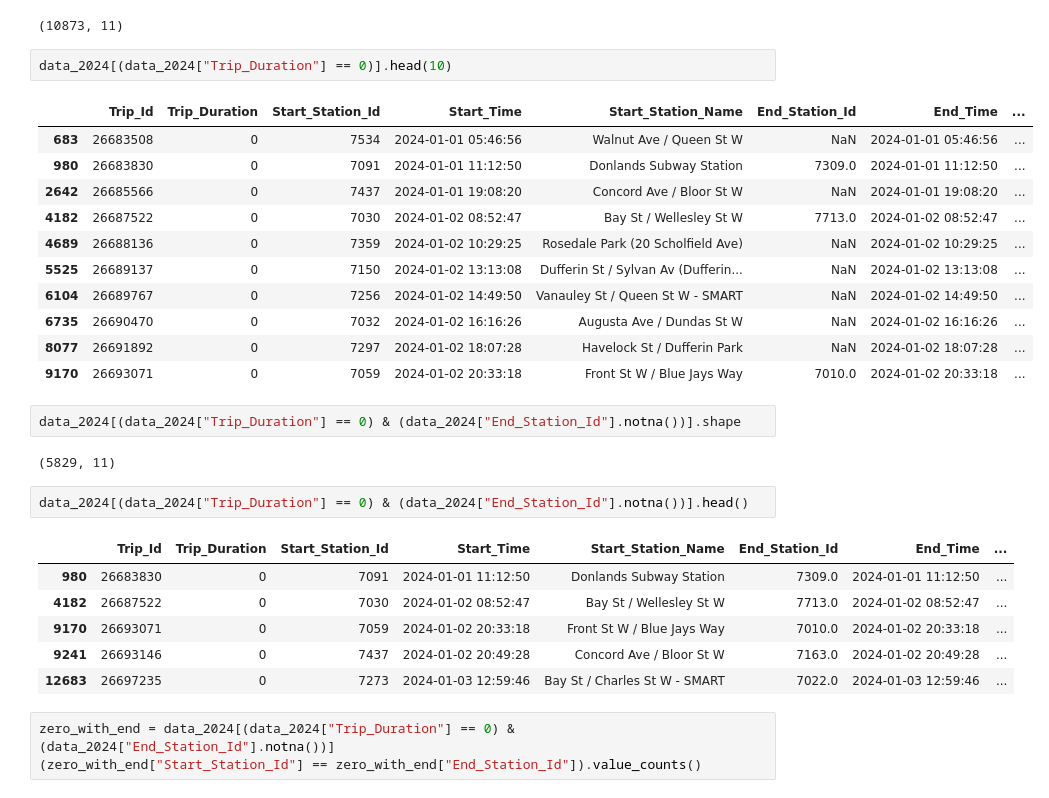
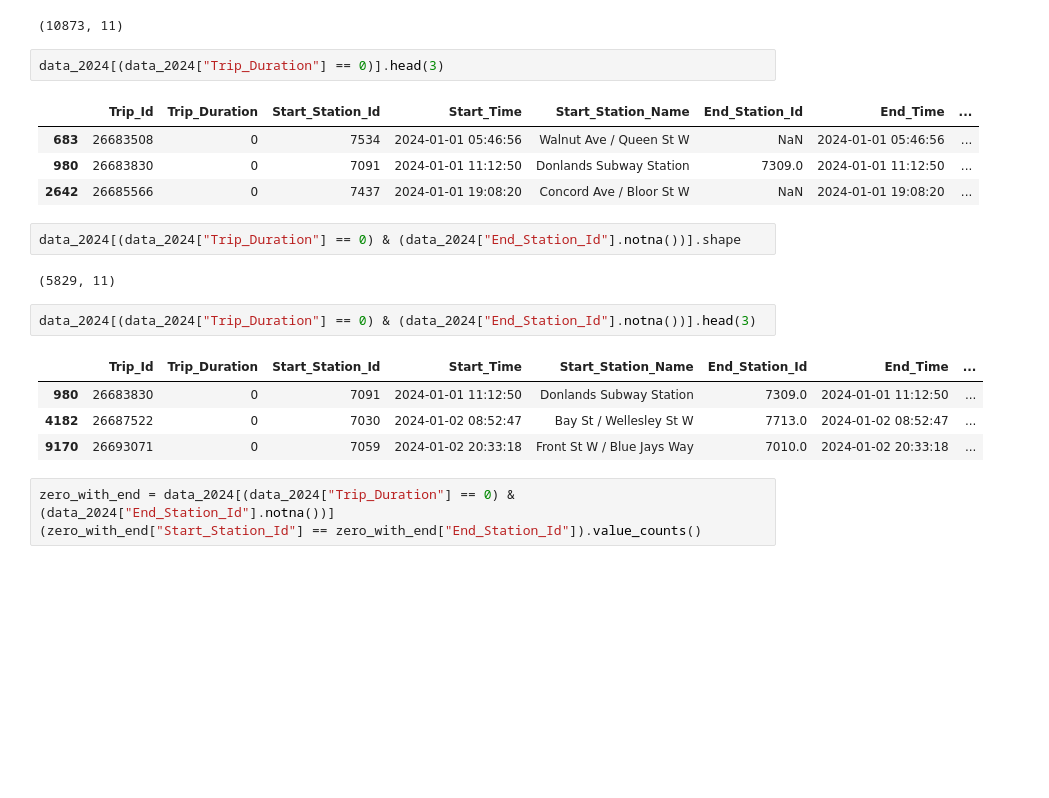
Before and after one commit to pprateekk/bikeshare-toronto-data-model, a Jupyter notebook: explore_data.ipynb, the cells around one changed output. Drawn from its saved outputs; the diff is of its cells as text; blank space fills up the shorter version.

Commit message:
limit data ouputs

```diff
--- a/explore_data.ipynb
+++ b/explore_data.ipynb
@@ -223,32 +213,23 @@ data_2024[(data_2024["Trip_Duration"] == 0)].shape
 # %% [output]
 (10873, 11)
 # %%
-data_2024[(data_2024["Trip_Duration"] == 0)].head(10)
+data_2024[(data_2024["Trip_Duration"] == 0)].head(3)
 # %% [output]
 |  | Trip_Id | Trip_Duration | Start_Station_Id | Start_Time | Start_Station_Name | End_Station_Id | End_Time | ... |
 | 683 | 26683508 | 0 | 7534 | 2024-01-01 05:46:56 | Walnut Ave / Queen St W | NaN | 2024-01-01 05:46:56 | ... |
 | 980 | 26683830 | 0 | 7091 | 2024-01-01 11:12:50 | Donlands Subway Station | 7309.0 | 2024-01-01 11:12:50 | ... |
 | 2642 | 26685566 | 0 | 7437 | 2024-01-01 19:08:20 | Concord Ave / Bloor St W | NaN | 2024-01-01 19:08:20 | ... |
-| 4182 | 26687522 | 0 | 7030 | 2024-01-02 08:52:47 | Bay St / Wellesley St W | 7713.0 | 2024-01-02 08:52:47 | ... |
-| 4689 | 26688136 | 0 | 7359 | 2024-01-02 10:29:25 | Rosedale Park (20 Scholfield Ave) | NaN | 2024-01-02 10:29:25 | ... |
-| 5525 | 26689137 | 0 | 7150 | 2024-01-02 13:13:08 | Dufferin St / Sylvan Av (Dufferin... | NaN | 2024-01-02 13:13:08 | ... |
-| 6104 | 26689767 | 0 | 7256 | 2024-01-02 14:49:50 | Vanauley St / Queen St W - SMART | NaN | 2024-01-02 14:49:50 | ... |
-| 6735 | 26690470 | 0 | 7032 | 2024-01-02 16:16:26 | Augusta Ave / Dundas St W | NaN | 2024-01-02 16:16:26 | ... |
-| 8077 | 26691892 | 0 | 7297 | 2024-01-02 18:07:28 | Havelock St / Dufferin Park | NaN | 2024-01-02 18:07:28 | ... |
-| 9170 | 26693071 | 0 | 7059 | 2024-01-02 20:33:18 | Front St W / Blue Jays Way | 7010.0 | 2024-01-02 20:33:18 | ... |
 # %%
 data_2024[(data_2024["Trip_Duration"] == 0) & (data_2024["End_Station_Id"].notna())].shape
 # %% [output]
 (5829, 11)
 # %%
-data_2024[(data_2024["Trip_Duration"] == 0) & (data_2024["End_Station_Id"].notna())].head()
+data_2024[(data_2024["Trip_Duration"] == 0) & (data_2024["End_Station_Id"].notna())].head(3)
 # %% [output]
 |  | Trip_Id | Trip_Duration | Start_Station_Id | Start_Time | Start_Station_Name | End_Station_Id | End_Time | ... |
 | 980 | 26683830 | 0 | 7091 | 2024-01-01 11:12:50 | Donlands Subway Station | 7309.0 | 2024-01-01 11:12:50 | ... |
 | 4182 | 26687522 | 0 | 7030 | 2024-01-02 08:52:47 | Bay St / Wellesley St W | 7713.0 | 2024-01-02 08:52:47 | ... |
 | 9170 | 26693071 | 0 | 7059 | 2024-01-02 20:33:18 | Front St W / Blue Jays Way | 7010.0 | 2024-01-02 20:33:18 | ... |
-| 9241 | 26693146 | 0 | 7437 | 2024-01-02 20:49:28 | Concord Ave / Bloor St W | 7163.0 | 2024-01-02 20:49:28 | ... |
-| 12683 | 26697235 | 0 | 7273 | 2024-01-03 12:59:46 | Bay St / Charles St W - SMART | 7022.0 | 2024-01-03 12:59:46 | ... |
 # %%
 zero_with_end = data_2024[(data_2024["Trip_Duration"] == 0) & (data_2024["End_Station_Id"].notna())]
 (zero_with_end["Start_Station_Id"] == zero_with_end["End_Station_Id"]).value_counts()
```
Also changed, not shown: parts of 10 cells of this notebook.
